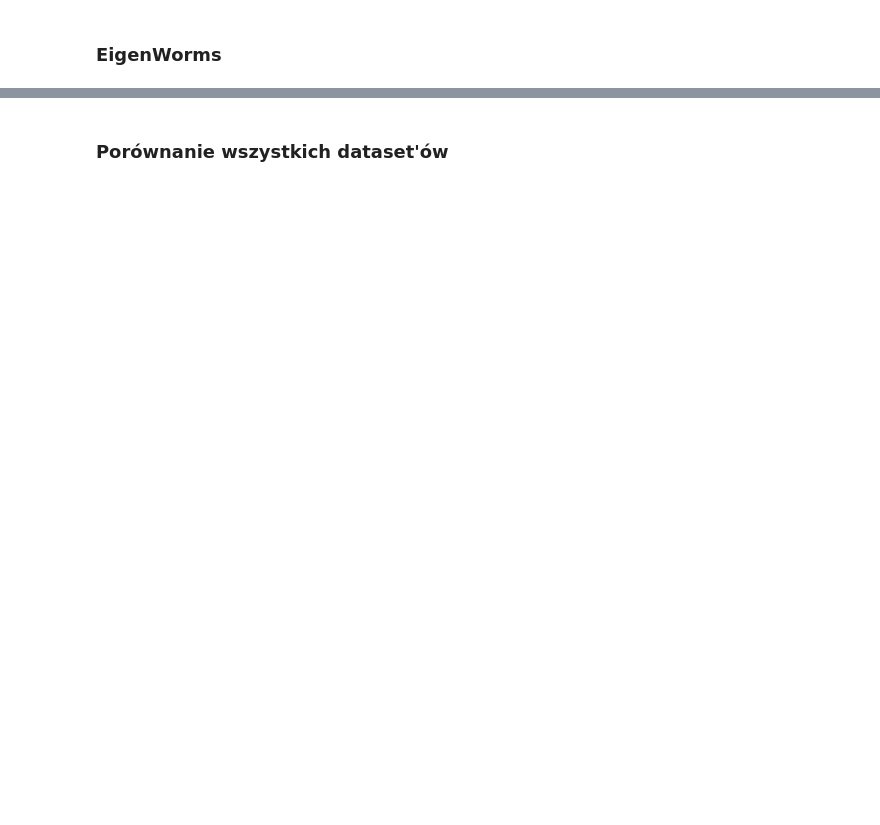
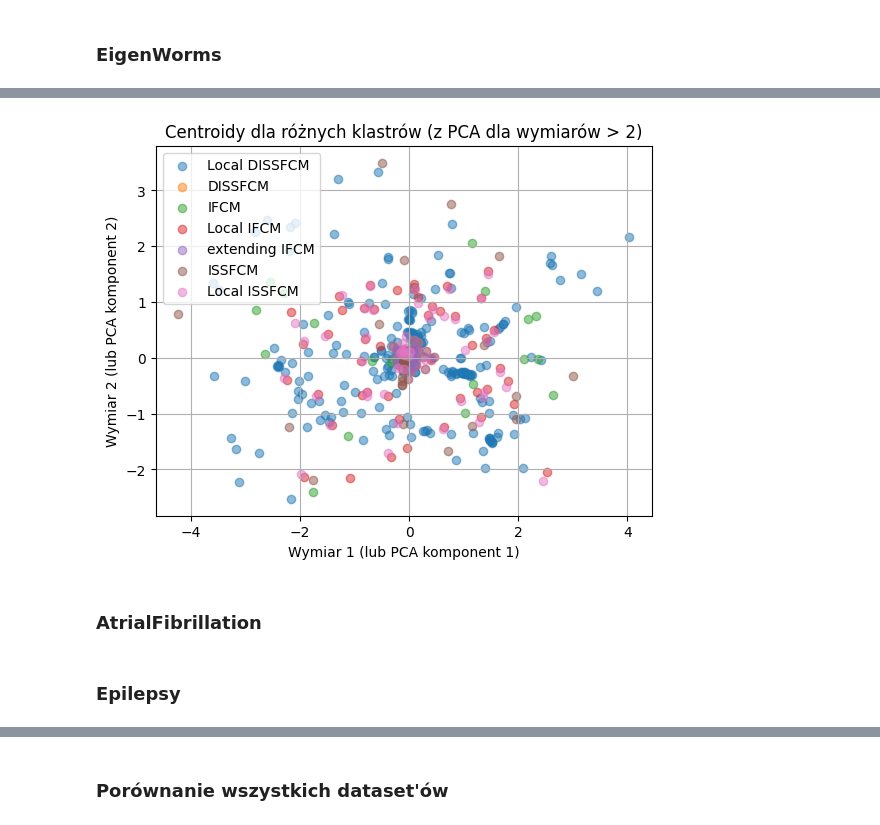
Before and after one commit to JakKepka/FuzzyClusteringAlgorithms, a Jupyter notebook: jupyter-notebooks/test_diffrent_dataset.ipynb, the cells around one changed output, grey strips where cells are left out. Cells and saved outputs as stored; diff of their text form; code cells hidden in the pictures; blank space fills up the shorter version.

```diff
--- a/jupyter-notebooks/test_diffrent_dataset.ipynb
+++ b/jupyter-notebooks/test_diffrent_dataset.ipynb
@@ -135,0 +216,6 @@ plot_centroids_from_dict(output_eigen_worms)
+# %%
+plot_centroids_from_dict(output_articulary_word_recognition)
+# %% [output]
+[figure, added]
+# %% [markdown]
+### AtrialFibrillation
@@ -135,0 +245,2 @@ plot_centroids_from_dict(output_eigen_worms)
+# %% [markdown]
+### Epilepsy
```
Also changed, not shown: parts of 52 cells of this notebook, 3 other files.
